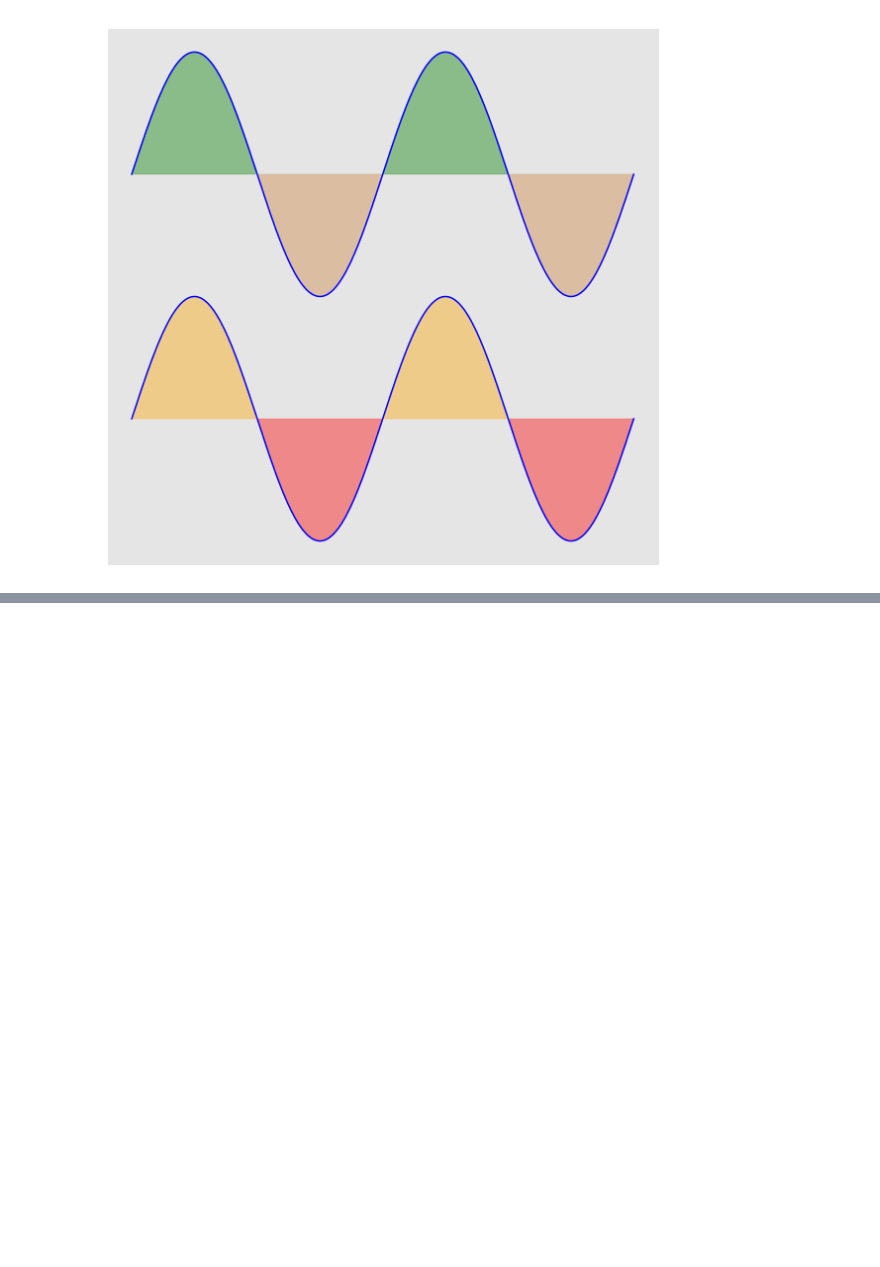
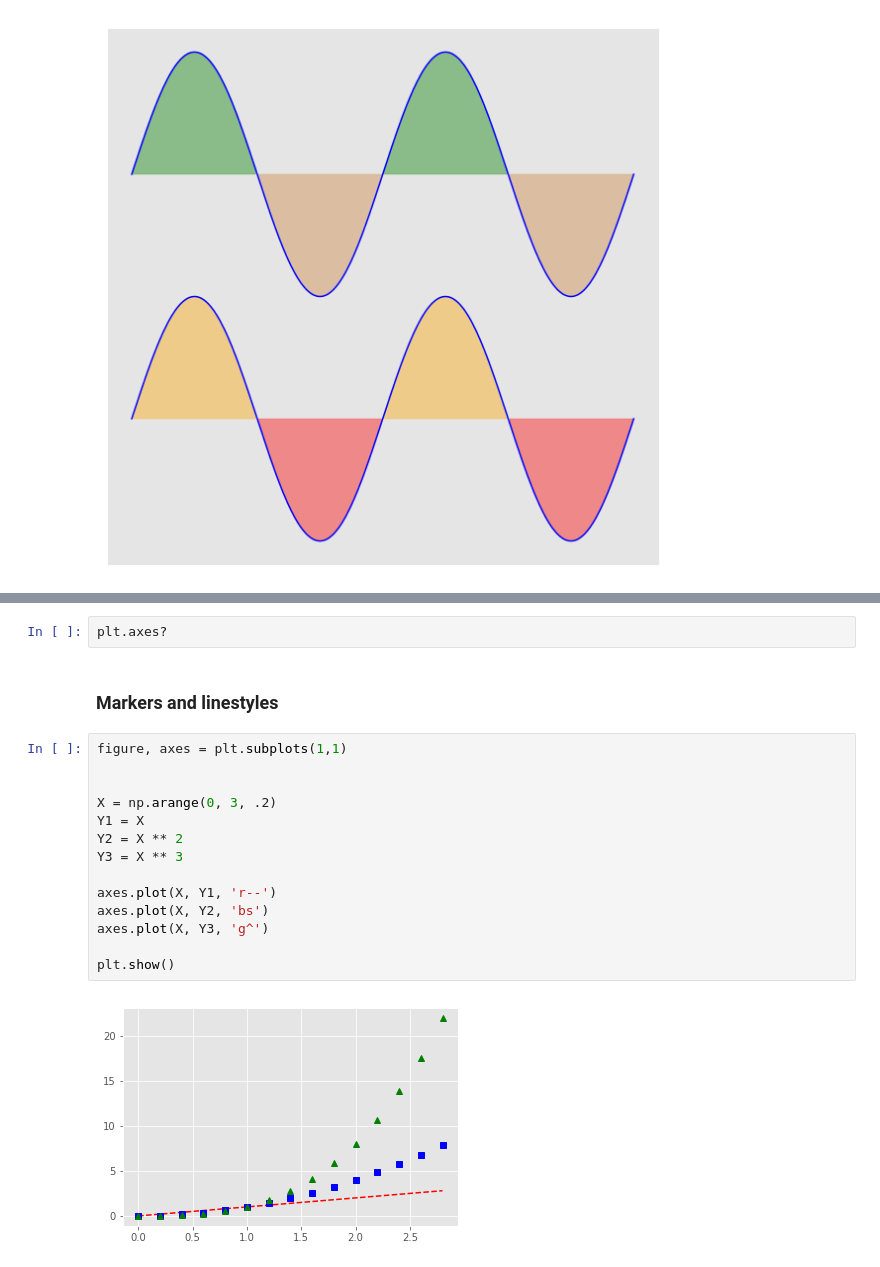
Before and after one commit to chirlas24/Master_Data_Science, a Jupyter notebook: WEEK-5_Pandas_Dataframe_2/05-visualization_introduction_AAF_mine.ipynb, the cells around one changed output, grey strips where cells are left out. Drawn from its saved outputs; the diff is of its cells as text; blank space fills up the shorter version.

```diff
--- a/WEEK-5_Pandas_Dataframe_2/05-visualization_introduction_AAF_mine.ipynb
+++ b/WEEK-5_Pandas_Dataframe_2/05-visualization_introduction_AAF_mine.ipynb
@@ -174,0 +211,20 @@ plt.yticks([]);
+# %%
+plt.axes?
+# %% [markdown]
+### Markers and linestyles
+# %%
+figure, axes = plt.subplots(1,1)
+
+
+X = np.arange(0, 3, .2)
+Y1 = X
+Y2 = X ** 2
+Y3 = X ** 3
+
+axes.plot(X, Y1, 'r--')
+axes.plot(X, Y2, 'bs')
+axes.plot(X, Y3, 'g^')
+
+plt.show()
+# %% [output]
+[figure, added]
```
Also changed, not shown: parts of 12 cells of this notebook.
